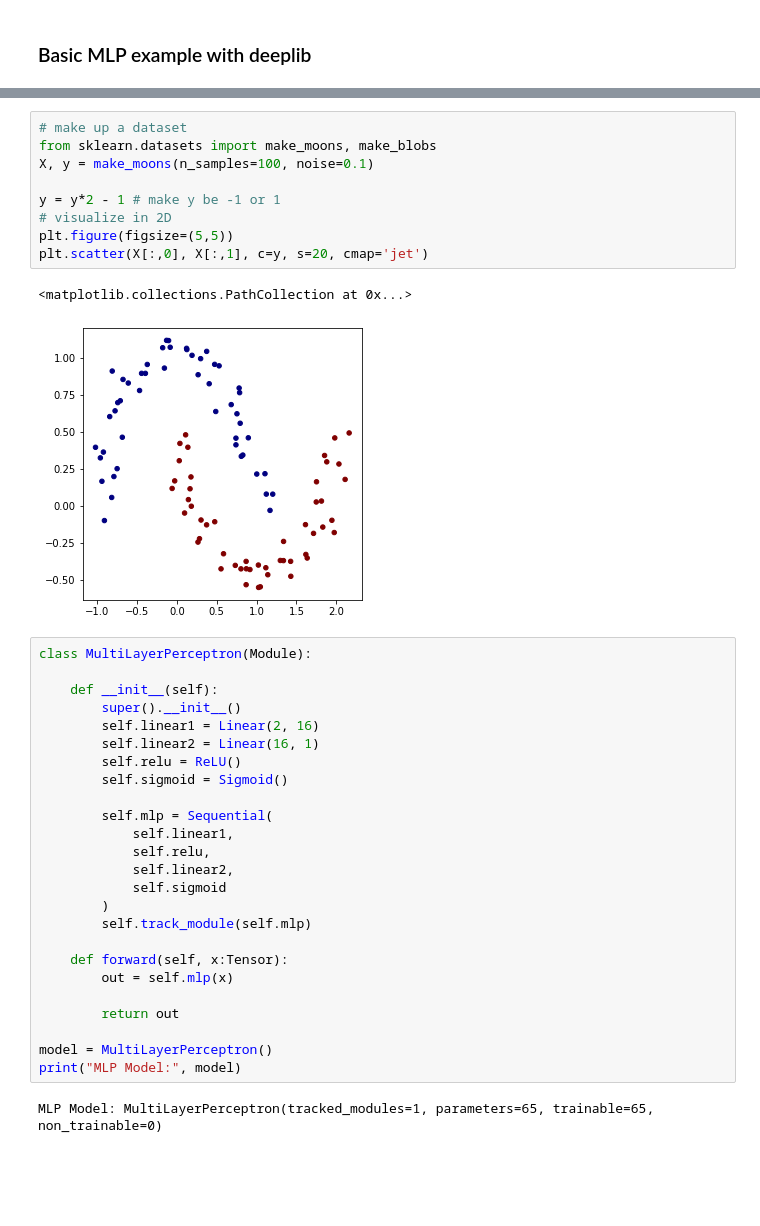
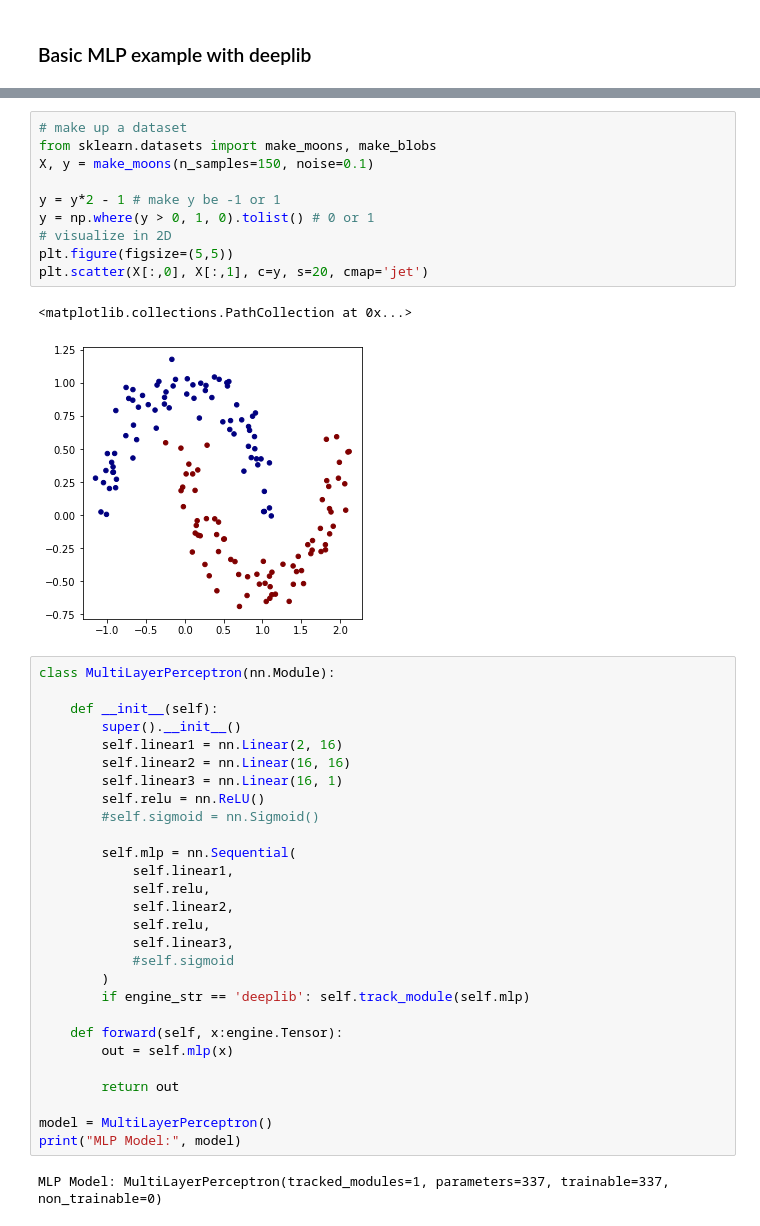
Before and after one commit to pgmesa/synapgrad, a Jupyter notebook: basic_mlp_example.ipynb, the cells around one changed output, grey strips where cells are left out. Saved outputs shown, nothing was run; the diff lists cells and outputs as text; blank space fills up the shorter version.

```diff
--- a/basic_mlp_example.ipynb
+++ b/basic_mlp_example.ipynb
@@ -21,34 +29,38 @@ random.seed(seed)
 # %%
 # make up a dataset
 from sklearn.datasets import make_moons, make_blobs
-X, y = make_moons(n_samples=100, noise=0.1)
+X, y = make_moons(n_samples=150, noise=0.1)
 
 y = y*2 - 1 # make y be -1 or 1
+y = np.where(y > 0, 1, 0).tolist() # 0 or 1
 # visualize in 2D
 plt.figure(figsize=(5,5))
 plt.scatter(X[:,0], X[:,1], c=y, s=20, cmap='jet')
 # %% [output]
 <matplotlib.collections.PathCollection at 0x...>
-[figure, old version]
+[figure, new version]
 # %%
-class MultiLayerPerceptron(Module):
+class MultiLayerPerceptron(nn.Module):
 
     def __init__(self):
         super().__init__()
-        self.linear1 = Linear(2, 16)
-        self.linear2 = Linear(16, 1)
-        self.relu = ReLU()
-        self.sigmoid = Sigmoid()
+        self.linear1 = nn.Linear(2, 16)
+        self.linear2 = nn.Linear(16, 16)
+        self.linear3 = nn.Linear(16, 1)
+        self.relu = nn.ReLU()
+        #self.sigmoid = nn.Sigmoid()
 
-        self.mlp = Sequential(
+        self.mlp = nn.Sequential(
             self.linear1,
             self.relu,
             self.linear2,
-            self.sigmoid
+            self.relu,
+            self.linear3,
+            #self.sigmoid
         )
-        self.track_module(self.mlp)
+        if engine_str == 'deeplib': self.track_module(self.mlp)
 
-    def forward(self, x:Tensor):
+    def forward(self, x:engine.Tensor):
         out = self.mlp(x)
 
         return out
@@ -56,5 +68,5 @@ class MultiLayerPerceptron(Module):
 model = MultiLayerPerceptron()
 print("MLP Model:", model)
 # %% [output]
-MLP Model: MultiLayerPerceptron(tracked_modules=1, parameters=65, trainable=65, non_trainable=0)
+MLP Model: MultiLayerPerceptron(tracked_modules=1, parameters=337, trainable=337, non_trainable=0)
 # %%
```
Also changed, not shown: parts of 12 cells of this notebook, 24 other files.
